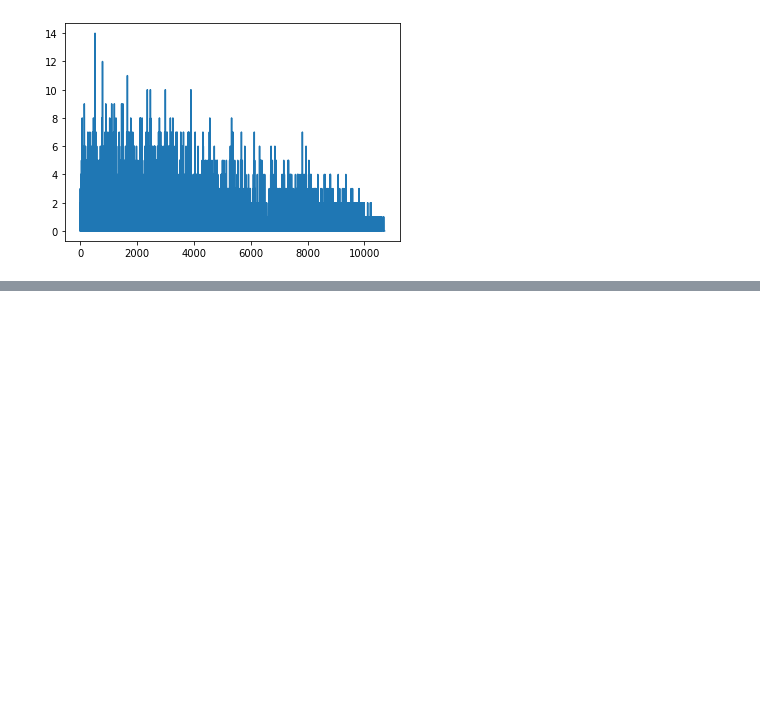
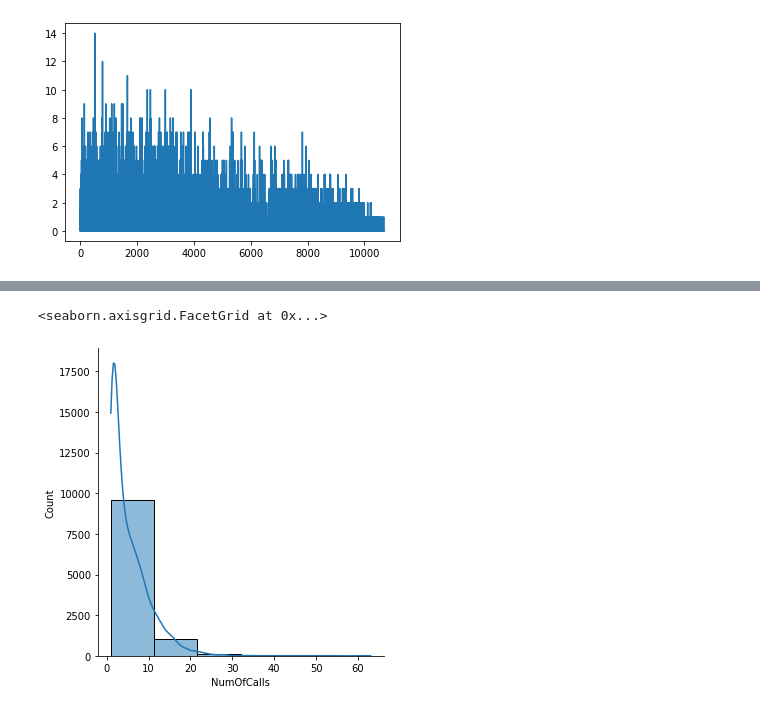
Before and after one commit to Jmiah789/smile-on-get_tootha_choppa, a Jupyter notebook: notebooks/smile_on_eda_austinw.ipynb, the cells around one changed output, grey strips where cells are left out. Cells and saved outputs as stored; diff of their text form; code cells hidden in the pictures; blank space fills up the shorter version.

```diff
--- a/notebooks/smile_on_eda_austinw.ipynb
+++ b/notebooks/smile_on_eda_austinw.ipynb
@@ -343,0 +366,5 @@ master['TPC Score'].plot()
+# %%
+sns.displot(master["NumOfCalls"], bins=6, kde=True)
+# %% [output]
+<seaborn.axisgrid.FacetGrid at 0x...>
+[figure, added]
```
Also changed, not shown: parts of 9 cells of this notebook.
